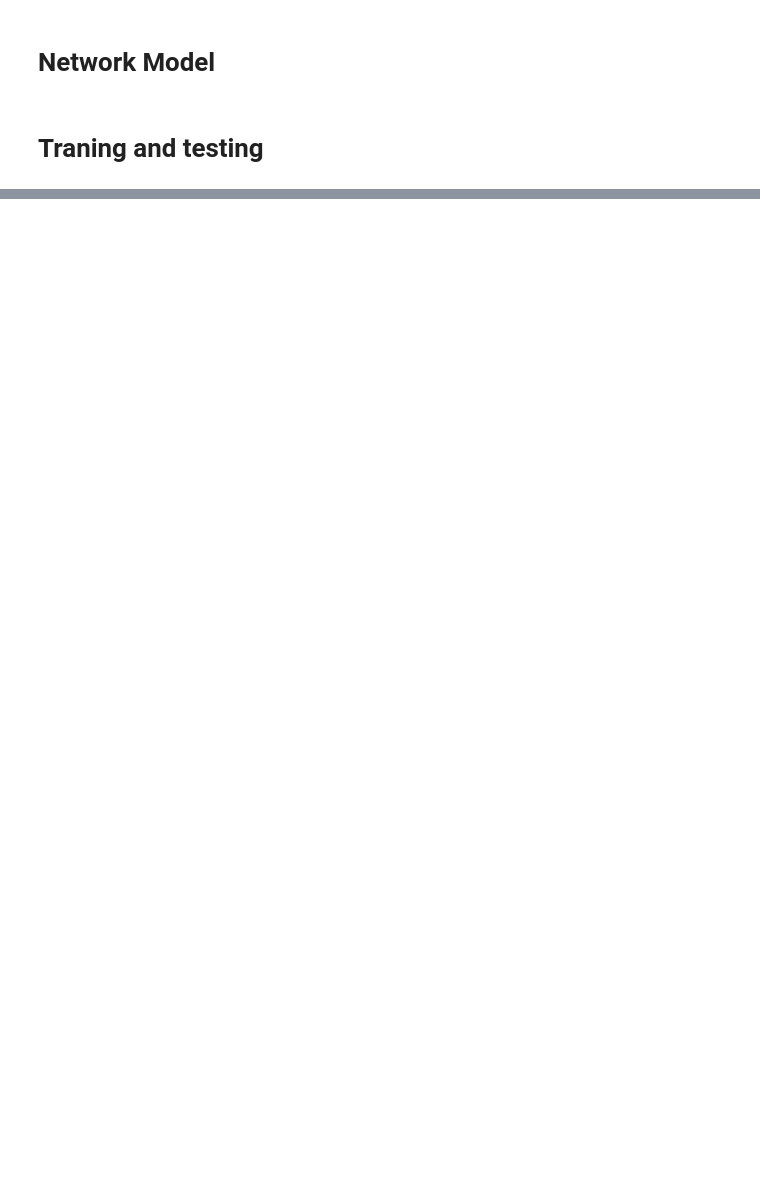
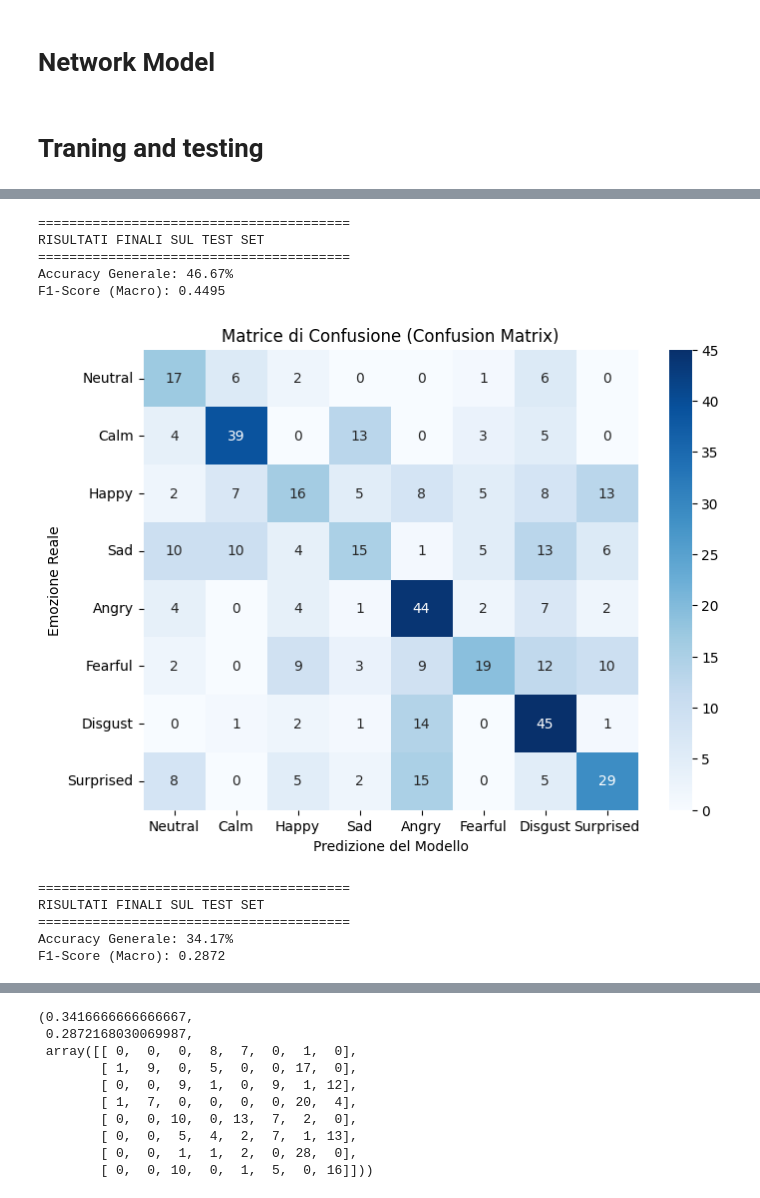
Before and after one commit to LinaAngione/ProjectML-speech-emotion-recognition, a Jupyter notebook: project-polito-speech-emotion-recognition.ipynb, the cells around one changed output, grey strips where cells are left out. Drawn from its saved outputs; the diff is of its cells as text; code cells hidden in the pictures; blank space fills up the shorter version.

```diff
--- a/project-polito-speech-emotion-recognition.ipynb
+++ b/project-polito-speech-emotion-recognition.ipynb
@@ -563,7 +586,7 @@ def evaluate_model(model, test_loader, device, transform=None, classes=None):
     # 2. F1-Score
     # Usiamo 'weighted' perché calcola la media pesata in base al numero di campioni
     # per ogni classe (ottimo se il dataset è un po' sbilanciato)
-    f1 = f1_score(all_targets, all_preds, average='weighted')
+    f1 = f1_score(all_targets, all_preds, average='macro')
 
     # 3. Confusion Matrix
     cm = confusion_matrix(all_targets, all_preds)
@@ -572,17 +595,16 @@ def evaluate_model(model, test_loader, device, transform=None, classes=None):
     print("RISULTATI FINALI SUL TEST SET")
     print("="*40)
     print(f"Accuracy Generale: {acc * 100:.2f}%")
-    print(f"F1-Score (Weighted): {f1:.4f}")
 
+    print(f"F1-Score (Macro): {f1:.4f}")
+
+    if classes is None:
+        classes = [emotion_map[i] for i in range(len(cm))]
     # --- PLOT DELLA MATRICE DI CONFUSIONE ---
     # Questa parte fa molta scena nelle presentazioni e ti aiuta nella "Qualitative Error Analysis"
     # richiesta nel documento (es. per vedere se confonde "happy" con "surprised")
 
     plt.figure(figsize=(8, 6))
-
-    # Se non passi i nomi delle classi, usa i numeri
-    if classes is None:
-        classes = range(len(cm))
 
     sns.heatmap(cm, annot=True, fmt='d', cmap='Blues',
                 xticklabels=classes, yticklabels=classes)
@@ -757,7 +717,7 @@ transform = None # transform=None perché la pipeline è già applicata nella co
 criterion = nn.CrossEntropyLoss()
 
 log_interval = 20
-n_epoch = 2
+n_epoch = 20
 
 #optimizer = optim.Adam(model.parameters(), lr=0.01, weight_decay=0.0001)
 optimizer = torch.optim.Adam(model.parameters(),lr=0.001)
@@ -768,7 +728,7 @@ scheduler = torch.optim.lr_scheduler.OneCycleLR(optimizer, max_lr=0.001,
 
 # The transform needs to live on the same device as the model and the data.
 model = model.to(device)
-transform = transform.to(device)
+
 
 pbar_update = 1 / (len(train_loader) + len(test_loader))
 losses = []
@@ -789,0 +776,22 @@ print("Validation set prediction accuracy: ", perc)
+# %%
+# Evaluate on the validation set
+print()
+evaluate_model(model, val_loader, device, transform=None,
+               classes=[emotion_map[i] for i in range(8)])
+
+# Evaluate on the test set
+print()
+evaluate_model(model, test_loader, device, transform=None,
+               classes=[emotion_map[i] for i in range(8)])
+# %% [output]
+========================================
+RISULTATI FINALI SUL TEST SET
+========================================
+Accuracy Generale: 46.67%
+F1-Score (Macro): 0.4495
+[figure, added]
+========================================
+RISULTATI FINALI SUL TEST SET
+========================================
+Accuracy Generale: 34.17%
+F1-Score (Macro): 0.2872
@@ -789,0 +799,10 @@ print("Validation set prediction accuracy: ", perc)
+(0.3416666666666667,
+ 0.2872168030069987,
+ array([[ 0,  0,  0,  8,  7,  0,  1,  0],
+        [ 1,  9,  0,  5,  0,  0, 17,  0],
+        [ 0,  0,  9,  1,  0,  9,  1, 12],
+        [ 1,  7,  0,  0,  0,  0, 20,  4],
+        [ 0,  0, 10,  0, 13,  7,  2,  0],
+        [ 0,  0,  5,  4,  2,  7,  1, 13],
+        [ 0,  0,  1,  1,  2,  0, 28,  0],
+        [ 0,  0, 10,  0,  1,  5,  0, 16]]))
```
Also changed, not shown: parts of 27 cells of this notebook.
